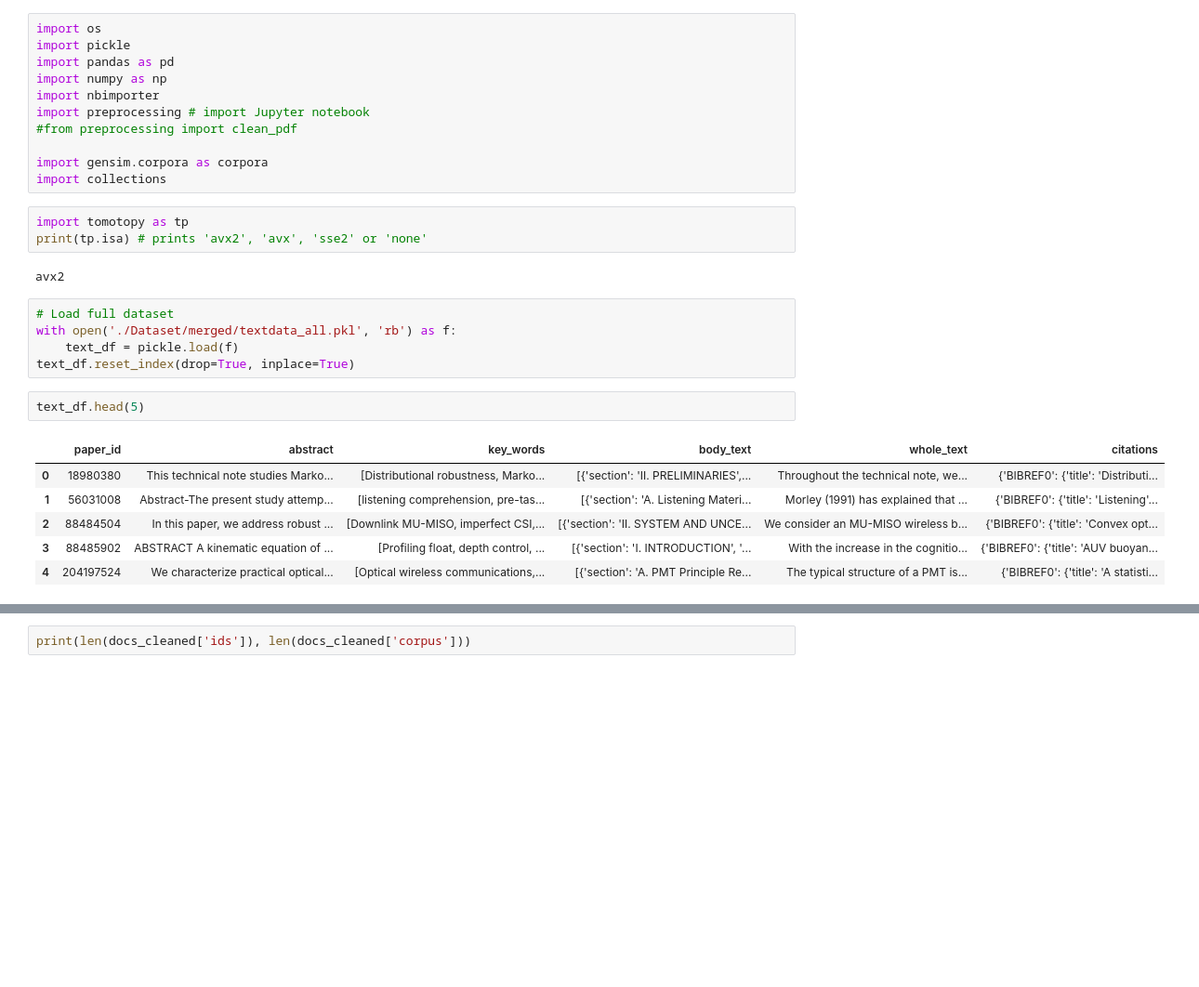
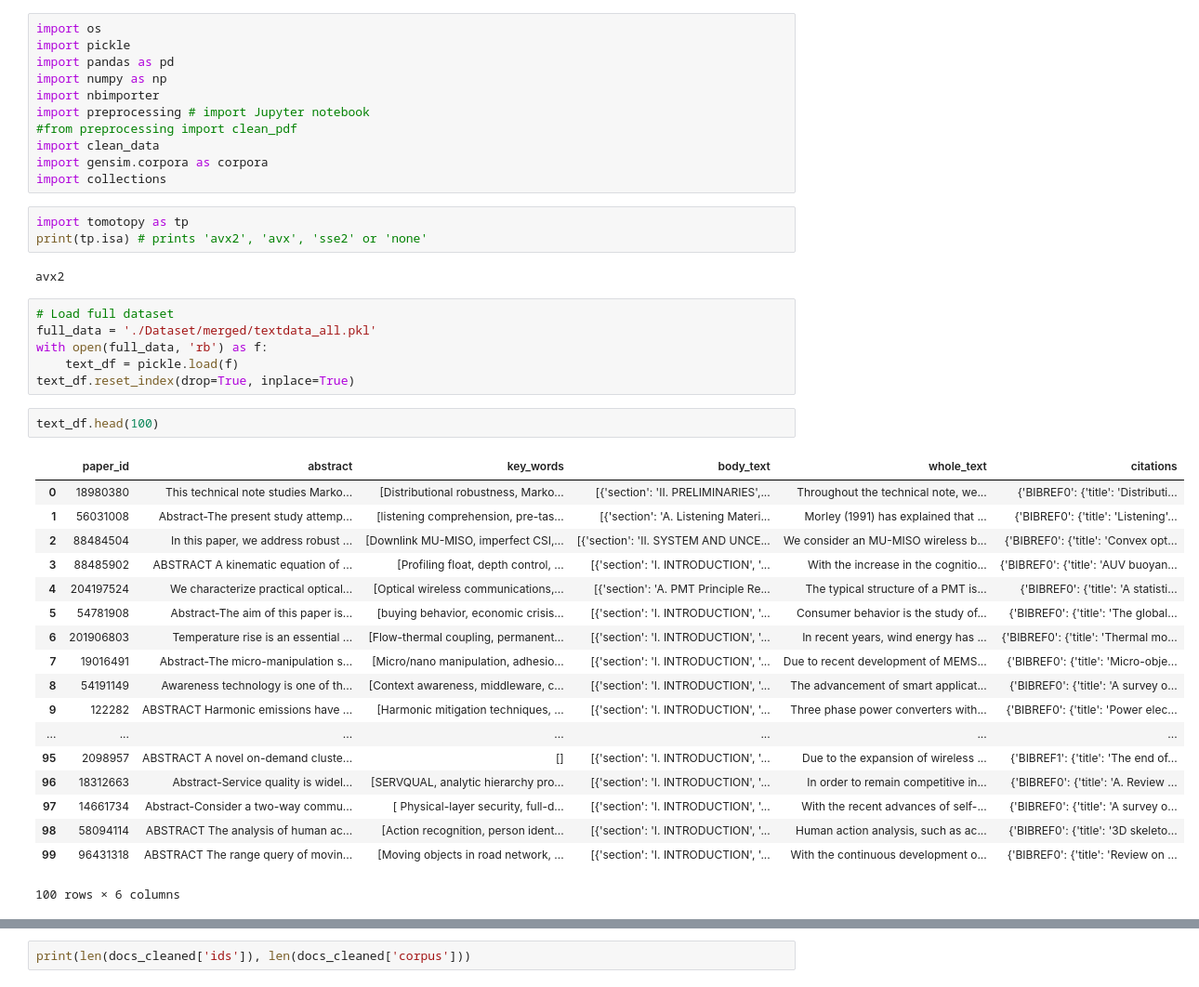
Before and after one commit to markaksen/HighResLDA, a Jupyter notebook: sections_analysis.ipynb, the cells around one changed output, grey strips where cells are left out. Shown at 93% size. Cells and saved outputs as stored; diff of their text form; blank space fills up the shorter version.

Commit message:
resolved merge conflict

```diff
--- a/sections_analysis.ipynb
+++ b/sections_analysis.ipynb
@@ -6,7 +6,7 @@ import numpy as np
 import nbimporter
 import preprocessing # import Jupyter notebook
 #from preprocessing import clean_pdf
-
+import clean_data
 import gensim.corpora as corpora
 import collections
 # %%
@@ -16,16 +16,29 @@ print(tp.isa) # prints 'avx2', 'avx', 'sse2' or 'none'
 avx2
 # %%
 # Load full dataset
-with open('./Dataset/merged/textdata_all.pkl', 'rb') as f:
+full_data = './Dataset/merged/textdata_all.pkl'
+with open(full_data, 'rb') as f:
     text_df = pickle.load(f)
 text_df.reset_index(drop=True, inplace=True)
 # %%
-text_df.head(5)
+text_df.head(100)
 # %% [output]
 |  | paper_id | abstract | key_words | body_text | whole_text | citations |
 | 0 | 18980380 | This technical note studies Marko... | [Distributional robustness, Marko... | [{'section': 'II. PRELIMINARIES',... | Throughout the technical note, we... | {'BIBREF0': {'title': 'Distributi... |
 | 1 | 56031008 | Abstract-The present study attemp... | [listening comprehension, pre-tas... | [{'section': 'A. Listening Materi... | Morley (1991) has explained that ... | {'BIBREF0': {'title': 'Listening'... |
 | 2 | 88484504 | In this paper, we address robust ... | [Downlink MU-MISO, imperfect CSI,... | [{'section': 'II. SYSTEM AND UNCE... | We consider an MU-MISO wireless b... | {'BIBREF0': {'title': 'Convex opt... |
 | 3 | 88485902 | ABSTRACT A kinematic equation of ... | [Profiling float, depth control, ... | [{'section': 'I. INTRODUCTION', '... | With the increase in the cognitio... | {'BIBREF0': {'title': 'AUV buoyan... |
 | 4 | 204197524 | We characterize practical optical... | [Optical wireless communications,... | [{'section': 'A. PMT Principle Re... | The typical structure of a PMT is... | {'BIBREF0': {'title': 'A statisti... |
+| 5 | 54781908 | Abstract-The aim of this paper is... | [buying behavior, economic crisis... | [{'section': 'I. INTRODUCTION', '... | Consumer behavior is the study of... | {'BIBREF0': {'title': 'The global... |
+| 6 | 201906803 | Temperature rise is an essential ... | [Flow-thermal coupling, permanent... | [{'section': 'I. INTRODUCTION', '... | In recent years, wind energy has ... | {'BIBREF0': {'title': 'Thermal mo... |
+| 7 | 19016491 | Abstract-The micro-manipulation s... | [Micro/nano manipulation, adhesio... | [{'section': 'I. INTRODUCTION', '... | Due to recent development of MEMS... | {'BIBREF0': {'title': 'Micro-obje... |
+| 8 | 54191149 | Awareness technology is one of th... | [Context awareness, middleware, c... | [{'section': 'I. INTRODUCTION', '... | The advancement of smart applicat... | {'BIBREF0': {'title': 'A survey o... |
+| 9 | 122282 | ABSTRACT Harmonic emissions have ... | [Harmonic mitigation techniques, ... | [{'section': 'I. INTRODUCTION', '... | Three phase power converters with... | {'BIBREF0': {'title': 'Power elec... |
+| ... | ... | ... | ... | ... | ... | ... |
+| 95 | 2098957 | ABSTRACT A novel on-demand cluste... | [] | [{'section': 'I. INTRODUCTION', '... | Due to the expansion of wireless ... | {'BIBREF1': {'title': 'The end of... |
+| 96 | 18312663 | Abstract-Service quality is widel... | [SERVQUAL, analytic hierarchy pro... | [{'section': 'I. INTRODUCTION', '... | In order to remain competitive in... | {'BIBREF0': {'title': 'A. Review ... |
+| 97 | 14661734 | Abstract-Consider a two-way commu... | [ Physical-layer security, full-d... | [{'section': 'I. INTRODUCTION', '... | With the recent advances of self-... | {'BIBREF0': {'title': 'A survey o... |
+| 98 | 58094114 | ABSTRACT The analysis of human ac... | [Action recognition, person ident... | [{'section': 'I. INTRODUCTION', '... | Human action analysis, such as ac... | {'BIBREF0': {'title': '3D skeleto... |
+| 99 | 96431318 | ABSTRACT The range query of movin... | [Moving objects in road network, ... | [{'section': 'I. INTRODUCTION', '... | With the continuous development o... | {'BIBREF0': {'title': 'Review on ... |
+100 rows × 6 columns
 # %%
```
Also changed, not shown: parts of 1 cell of this notebook, 2 other files.
